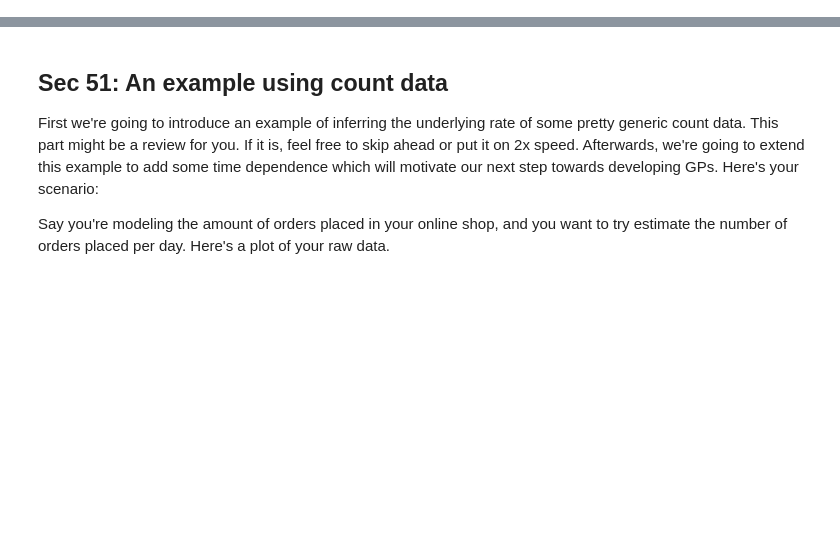
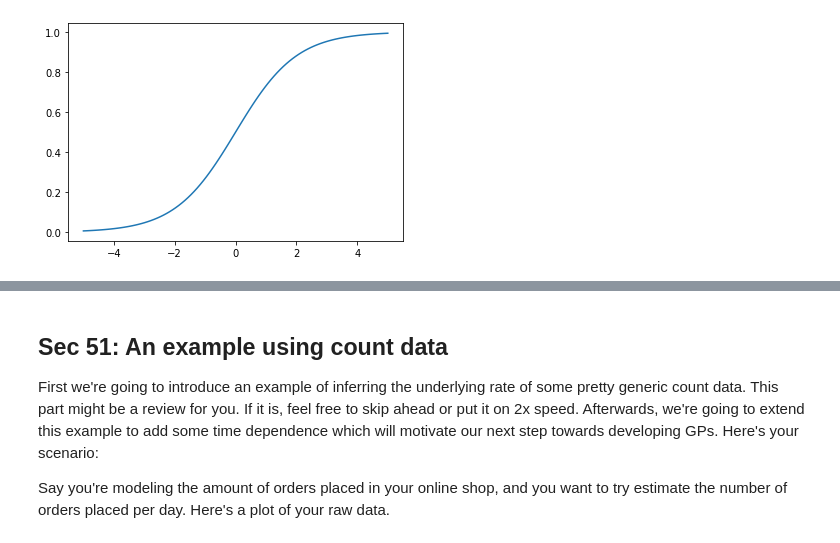
Before and after one commit to bwengals/etc, a Jupyter notebook: Lesson03_Random_Functions.ipynb, the cells around one changed output, grey strips where cells are left out. Cells and saved outputs as stored; diff of their text form; code cells hidden in the pictures; blank space fills up the shorter version.

```diff
--- a/Lesson03_Random_Functions.ipynb
+++ b/Lesson03_Random_Functions.ipynb
@@ -0,0 +122,5 @@
+# %%
+mu = np.linspace(-5, 5, 100)
+plt.plot(x, 1.0 / (1.0 + np.exp(-mu)));
+# %% [output]
+[figure, added]
```
Also changed, not shown: parts of 63 cells of this notebook, 1 other file.
